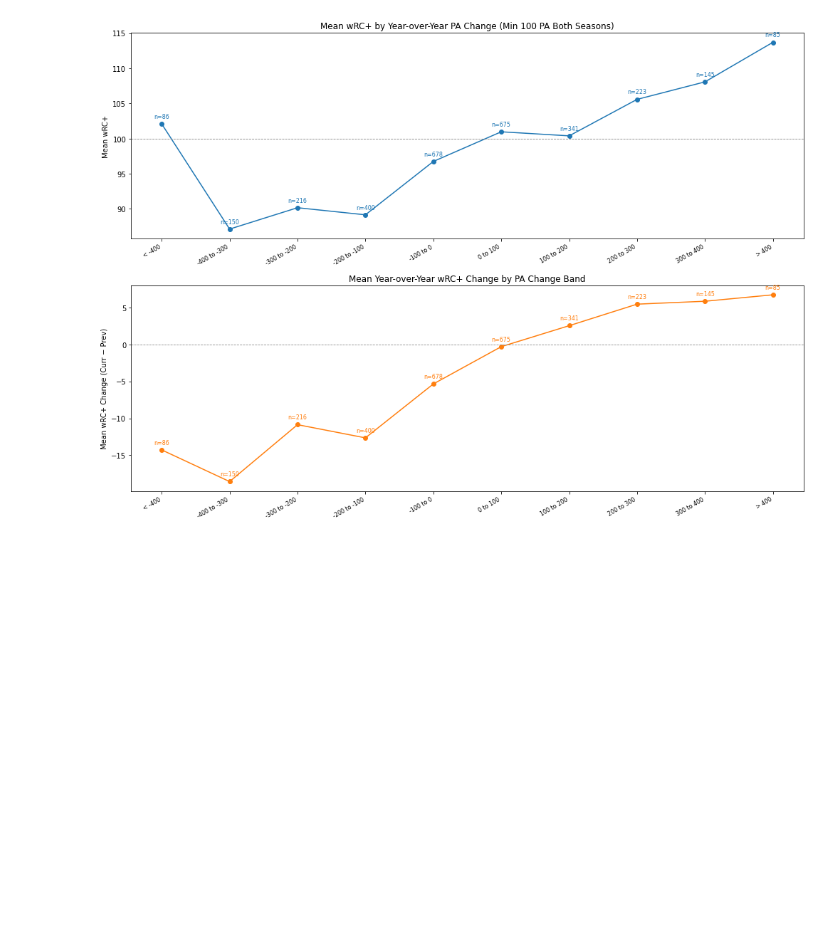
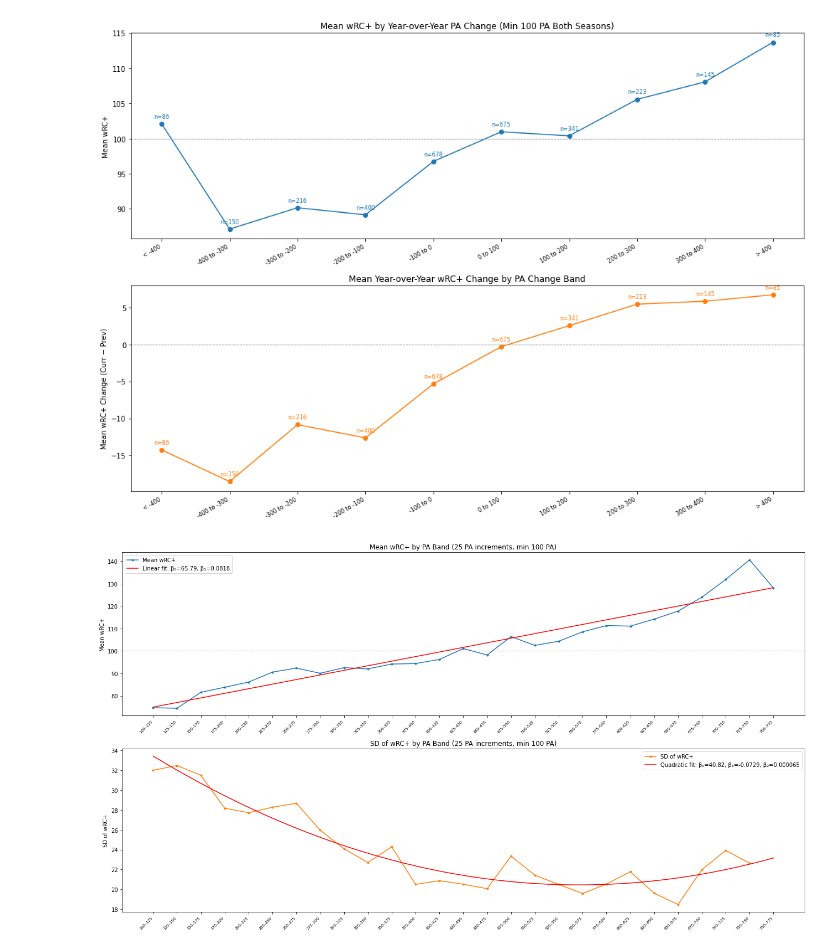
Before and after one commit to hannhat/personal, a Jupyter notebook: classes/LSE/ST451-Bayesian_ML/project/notebooks/eda/fangraphs.ipynb, the cells around one changed output. Cells and saved outputs as stored; diff of their text form; code cells hidden in the pictures; blank space fills up the shorter version.

```diff
--- a/classes/LSE/ST451-Bayesian_ML/project/notebooks/eda/fangraphs.ipynb
+++ b/classes/LSE/ST451-Bayesian_ML/project/notebooks/eda/fangraphs.ipynb
@@ -321,3 +323,63 @@ plt.tight_layout()
 plt.show()
 # %% [output]
 [figure]
+# %%
+df_np = data[(data["primary_pos"] != "P") | (data["Name"] == "Shohei Ohtani")].copy()
+df_np = df_np[df_np["PA"] >= 100]
+
+bin_max = int(np.ceil(df_np["PA"].max() / 25) * 25)
+bins = np.arange(100, bin_max + 25, 25)
+labels = [f"{b}–{b+25}" for b in bins[:-1]]
+midpoints = np.array([b + 12.5 for b in bins[:-1]])
+
+df_np["PA_band"] = pd.cut(df_np["PA"], bins=bins, labels=labels, right=False)
+
+band_means = df_np.groupby("PA_band", observed=True)["wRC+"].mean()
+band_stds  = df_np.groupby("PA_band", observed=True)["wRC+"].std()
+
+mean_vals = band_means.reindex(labels).values
+std_vals  = band_stds.reindex(labels).values
+
+# Mask NaNs for fitting
+valid_mean = ~np.isnan(mean_vals)
+valid_std  = ~np.isnan(std_vals)
+
+# Linear fit for mean, quadratic for SD
+mean_coeffs = np.polyfit(midpoints[valid_mean], mean_vals[valid_mean], deg=1)
+std_coeffs  = np.polyfit(midpoints[valid_std],  std_vals[valid_std],   deg=2)
+
+x_smooth = np.linspace(midpoints[0], midpoints[-1], 300)
+
+fig, axes = plt.subplots(2, 1, figsize=(18, 10))
+
+# Top: mean wRC+ with linear fit
+ax = axes[0]
+ax.plot(range(len(labels)), mean_vals, marker="o", markersize=3, color="C0", label="Mean wRC+")
+ax.plot(np.linspace(0, len(labels) - 1, 300),
+        np.polyval(mean_coeffs, x_smooth),
+        color="red", linewidth=1.5,
+        label=f"Linear fit: β₀={mean_coeffs[1]:.2f}, β₁={mean_coeffs[0]:.4f}")
+ax.set_xticks(range(len(labels)))
+ax.set_xticklabels(labels, rotation=45, ha="right", fontsize=7)
+ax.axhline(100, color="gray", linestyle="--", linewidth=0.8)
+ax.set_ylabel("Mean wRC+")
+ax.set_title("Mean wRC+ by PA Band (25 PA increments, min 100 PA)")
+ax.legend()
+
+# Bottom: SD of wRC+ with quadratic fit
+ax = axes[1]
+ax.plot(range(len(labels)), std_vals, marker="o", markersize=3, color="C1", label="SD of wRC+")
+ax.plot(np.linspace(0, len(labels) - 1, 300),
+        np.polyval(std_coeffs, x_smooth),
+        color="red", linewidth=1.5,
+        label=f"Quadratic fit: β₀={std_coeffs[2]:.2f}, β₁={std_coeffs[1]:.4f}, β₂={std_coeffs[0]:.6f}")
+ax.set_xticks(range(len(labels)))
+ax.set_xticklabels(labels, rotation=45, ha="right", fontsize=7)
+ax.set_ylabel("SD of wRC+")
+ax.set_title("SD of wRC+ by PA Band (25 PA increments, min 100 PA)")
+ax.legend()
+
+plt.tight_layout()
+plt.show()
+# %% [output]
+[figure, added]
```
Also changed, not shown: parts of 1 cell of this notebook, 11 other files.
